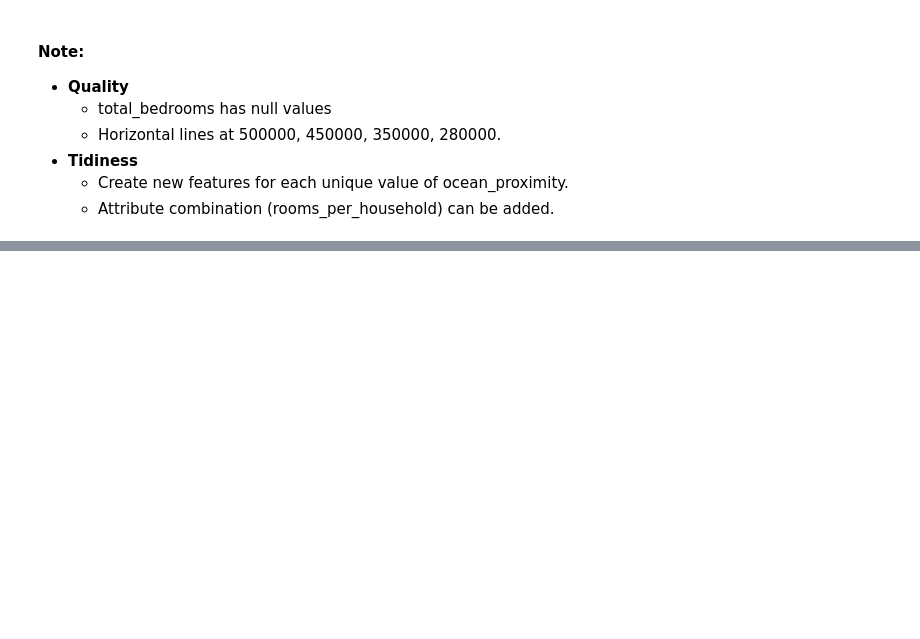
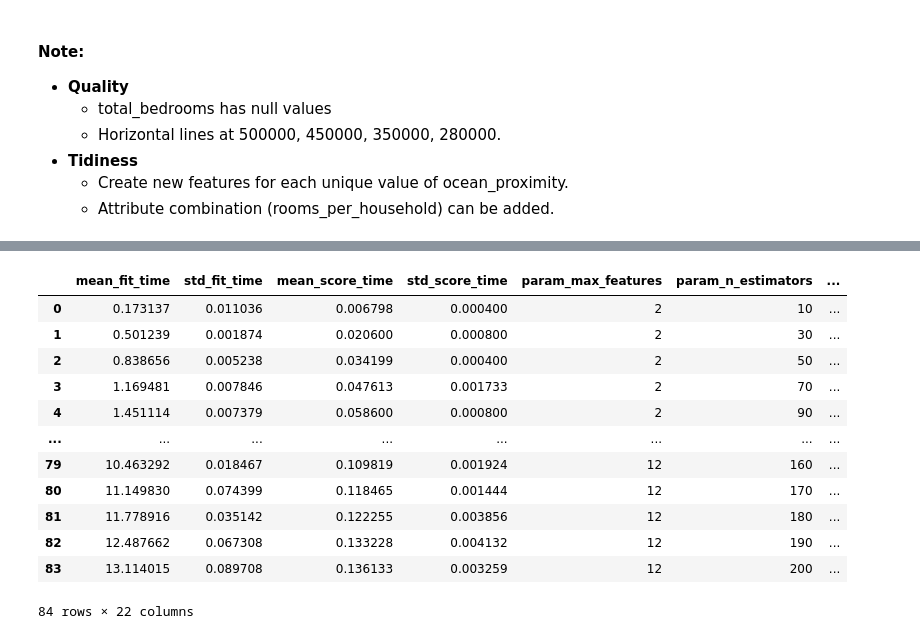
Before and after one commit to Smit6/california-housing-price-prediction, a Jupyter notebook: housing-price-prediction.ipynb, the cells around one changed output, grey strips where cells are left out. Saved outputs shown, nothing was run; the diff lists cells and outputs as text; code cells hidden in the pictures; blank space fills up the shorter version.

Commit message:
Updated housing-price-prediction.ipynb by adding Data Wrangling and Machine Learning sections.

```diff
--- a/housing-price-prediction.ipynb
+++ b/housing-price-prediction.ipynb
@@ -397,0 +456,3 @@ housing.describe()
+# %%
+housing_prepared = full_pipeline.fit_transform(housing)
+housing_prepared.shape
@@ -397,0 +522,11 @@ housing.describe()
+# %%
+from sklearn.tree import DecisionTreeRegressor
+
+tree_reg = DecisionTreeRegressor(random_state = 42)
+tree_reg.fit(housing_prepared, housing_labels)
+housing_predictions = tree_reg.predict(housing_prepared)
+
+tree_mse = mean_squared_error(housing_labels, housing_predictions)
+tree_rmse = np.sqrt(tree_mse)
+print('tree_rmse:', tree_rmse)
+print('mean_squared_error:', tree_mse)
@@ -397,0 +586,12 @@ housing.describe()
+# %%
+from sklearn.ensemble import RandomForestRegressor
+
+forest_reg = RandomForestRegressor(n_estimators = 100, random_state = 42)
+forest_reg.fit(housing_prepared, housing_labels)
+housing_predictions = forest_reg.predict(housing_prepared)
+
+forest_mse = mean_squared_error(housing_labels, housing_predictions)
+forest_rmse = np.sqrt(forest_mse)
+
+print('forest_rmse:', forest_rmse)
+print('mean_squared_error:', forest_mse)
@@ -397,0 +623,17 @@ housing.describe()
+# %%
+from sklearn.model_selection import GridSearchCV
+
+param_grid = [
+    {
+        'n_estimators': [10, 30, 50, 70, 90, 100, 110, 130, 150, 160, 170, 180, 190, 200],
+        'max_features': [2, 4, 6, 8, 10, 12]
+    }
+]
+
+forest_reg = RandomForestRegressor(random_state = 42)
+
+grid_search = GridSearchCV(forest_reg, param_grid, cv = 5,
+                               scoring = 'neg_mean_squared_error',
+                               return_train_score = True)
+
+grid_search.fit(housing_prepared, housing_labels)
@@ -397,0 +678,16 @@ housing.describe()
+# %%
+pd.DataFrame(grid_search.cv_results_)
+# %% [output]
+|  | mean_fit_time | std_fit_time | mean_score_time | std_score_time | param_max_features | param_n_estimators | ... |
+| 0 | 0.173137 | 0.011036 | 0.006798 | 0.000400 | 2 | 10 | ... |
+| 1 | 0.501239 | 0.001874 | 0.020600 | 0.000800 | 2 | 30 | ... |
+| 2 | 0.838656 | 0.005238 | 0.034199 | 0.000400 | 2 | 50 | ... |
+| 3 | 1.169481 | 0.007846 | 0.047613 | 0.001733 | 2 | 70 | ... |
+| 4 | 1.451114 | 0.007379 | 0.058600 | 0.000800 | 2 | 90 | ... |
+| ... | ... | ... | ... | ... | ... | ... | ... |
+| 79 | 10.463292 | 0.018467 | 0.109819 | 0.001924 | 12 | 160 | ... |
+| 80 | 11.149830 | 0.074399 | 0.118465 | 0.001444 | 12 | 170 | ... |
+| 81 | 11.778916 | 0.035142 | 0.122255 | 0.003856 | 12 | 180 | ... |
+| 82 | 12.487662 | 0.067308 | 0.133228 | 0.004132 | 12 | 190 | ... |
+| 83 | 13.114015 | 0.089708 | 0.136133 | 0.003259 | 12 | 200 | ... |
+84 rows × 22 columns
```
Also changed, not shown: parts of 38 cells of this notebook.
